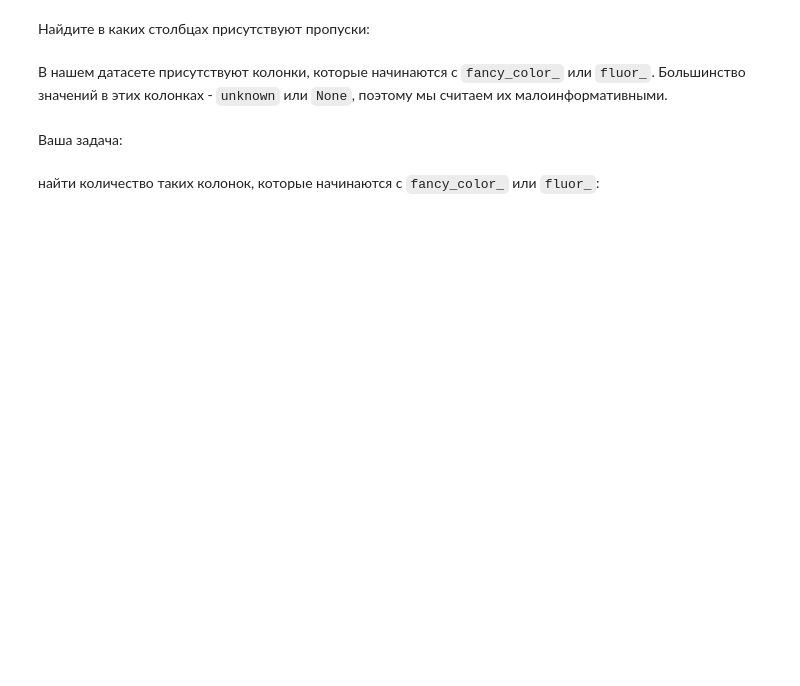
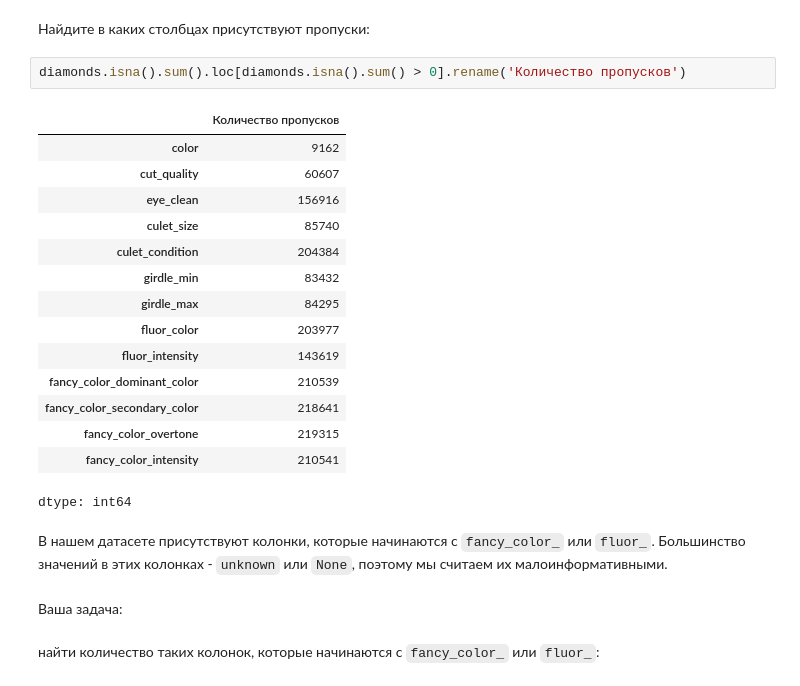
Before and after one commit to aleks-haksly/Postypashka, a Jupyter notebook: DA/01 HW/HW_1.ipynb, the cells around one changed output. Cells and saved outputs as stored; diff of their text form; blank space fills up the shorter version.

```diff
--- a/DA/01 HW/HW_1.ipynb
+++ b/DA/01 HW/HW_1.ipynb
@@ -455,5 +477,23 @@ for idx in diamonds.loc[diamonds['total_sales_price'] == diamonds['total_sales_p
 # %% [markdown]
 Найдите в каких столбцах присутствуют пропуски:
+# %%
+diamonds.isna().sum().loc[diamonds.isna().sum() > 0].rename('Количество пропусков')
+# %% [output]
+|  | Количество пропусков |
+| color | 9162 |
+| cut_quality | 60607 |
+| eye_clean | 156916 |
+| culet_size | 85740 |
+| culet_condition | 204384 |
+| girdle_min | 83432 |
+| girdle_max | 84295 |
+| fluor_color | 203977 |
+| fluor_intensity | 143619 |
+| fancy_color_dominant_color | 210539 |
+| fancy_color_secondary_color | 218641 |
+| fancy_color_overtone | 219315 |
+| fancy_color_intensity | 210541 |
+dtype: int64
 # %% [markdown]
 В нашем датасете присутствуют колонки, которые начинаются с `fancy_color_` или `fluor_`. Большинство значений в этих колонках - `unknown` или `None`, поэтому мы считаем их малоинформативными.
 # %% [markdown]
```
Also changed, not shown: parts of 8 cells of this notebook.
